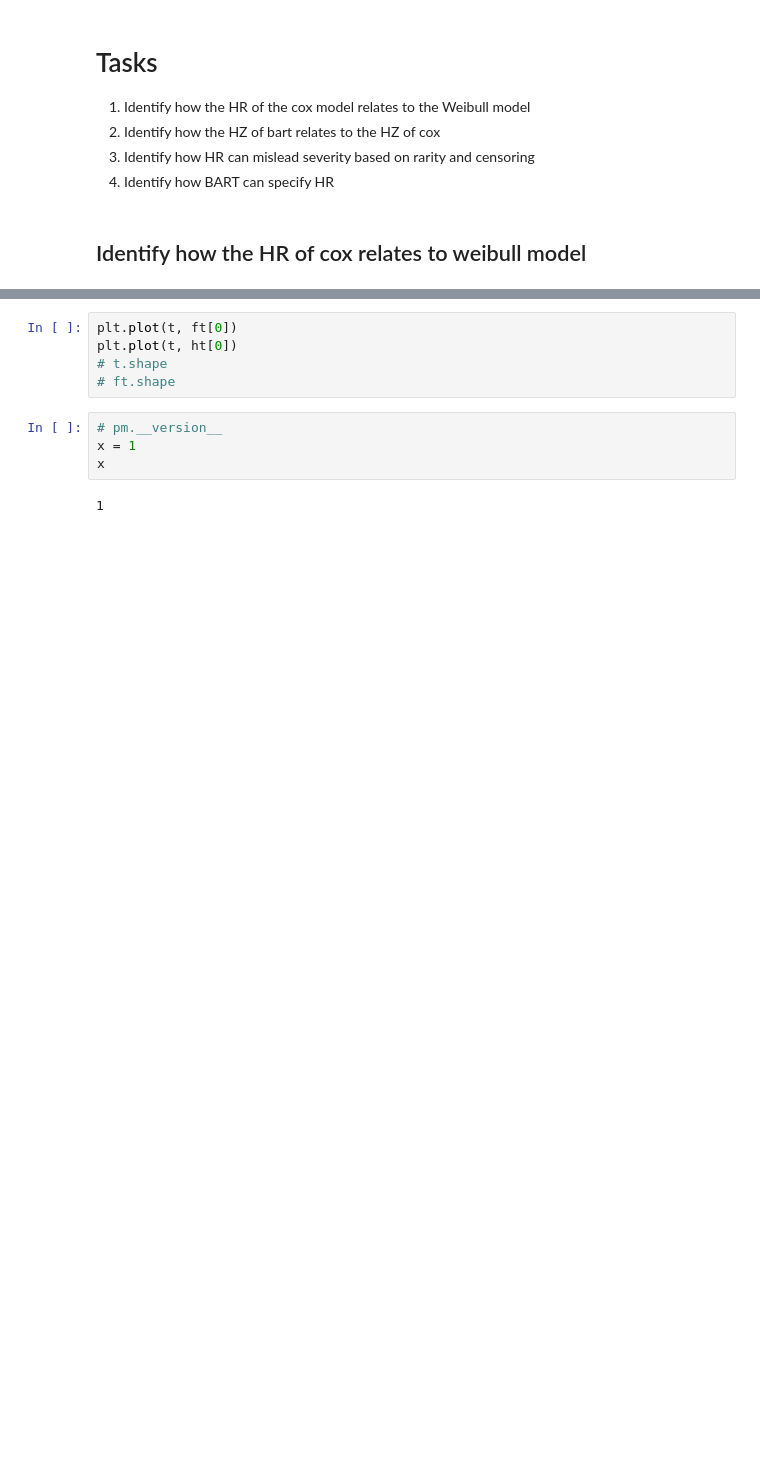
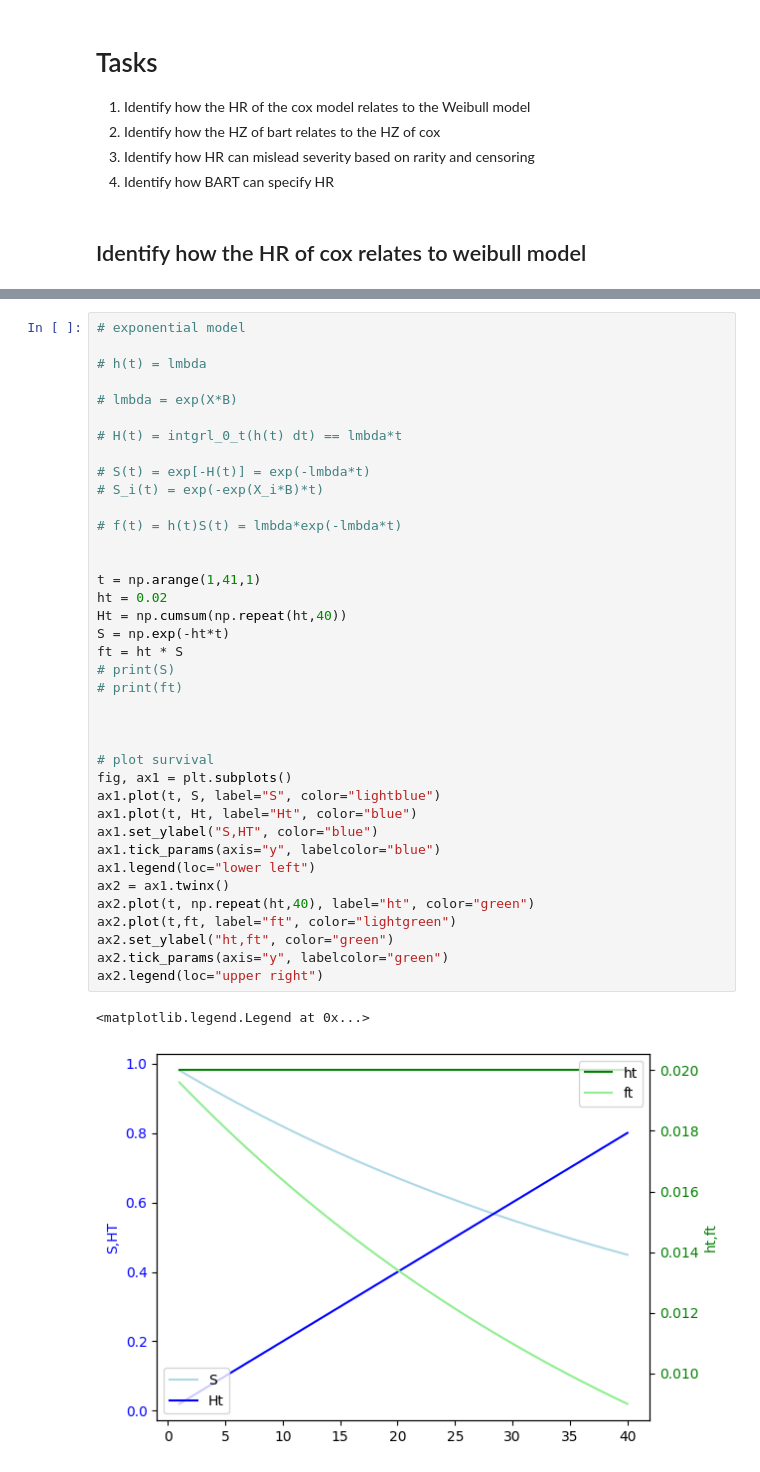
Before and after one commit to twj8CDC/PYMC_BART, a Jupyter notebook: eval_0.ipynb, the cells around one changed output, grey strips where cells are left out. Cells and saved outputs as stored; diff of their text form; blank space fills up the shorter version.

```diff
--- a/eval_0.ipynb
+++ b/eval_0.ipynb
@@ -95,11 +112,41 @@ ft
-# %%
-plt.plot(t, ft[0])
-plt.plot(t, ht[0])
-# t.shape
-# ft.shape
-# %%
-# pm.__version__
-x = 1
-x
-# %% [output]
-1
+# %%
+# exponential model
+
+# h(t) = lmbda
+
+# lmbda = exp(X*B)
+
+# H(t) = intgrl_0_t(h(t) dt) == lmbda*t
+
+# S(t) = exp[-H(t)] = exp(-lmbda*t)
+# S_i(t) = exp(-exp(X_i*B)*t)
+
+# f(t) = h(t)S(t) = lmbda*exp(-lmbda*t)
+
+
+t = np.arange(1,41,1)
+ht = 0.02
+Ht = np.cumsum(np.repeat(ht,40))
+S = np.exp(-ht*t)
+ft = ht * S
+# print(S)
+# print(ft)
+
+
+
+# plot survival
+fig, ax1 = plt.subplots()
+ax1.plot(t, S, label="S", color="lightblue")
+ax1.plot(t, Ht, label="Ht", color="blue")
+ax1.set_ylabel("S,HT", color="blue")
+ax1.tick_params(axis="y", labelcolor="blue")
+ax1.legend(loc="lower left")
+ax2 = ax1.twinx()
+ax2.plot(t, np.repeat(ht,40), label="ht", color="green")
+ax2.plot(t,ft, label="ft", color="lightgreen")
+ax2.set_ylabel("ht,ft", color="green")
+ax2.tick_params(axis="y", labelcolor="green")
+ax2.legend(loc="upper right")
+# %% [output]
+<matplotlib.legend.Legend at 0x...>
+[figure, added]
```
Also changed, not shown: parts of 16 cells of this notebook, 6 other files.
